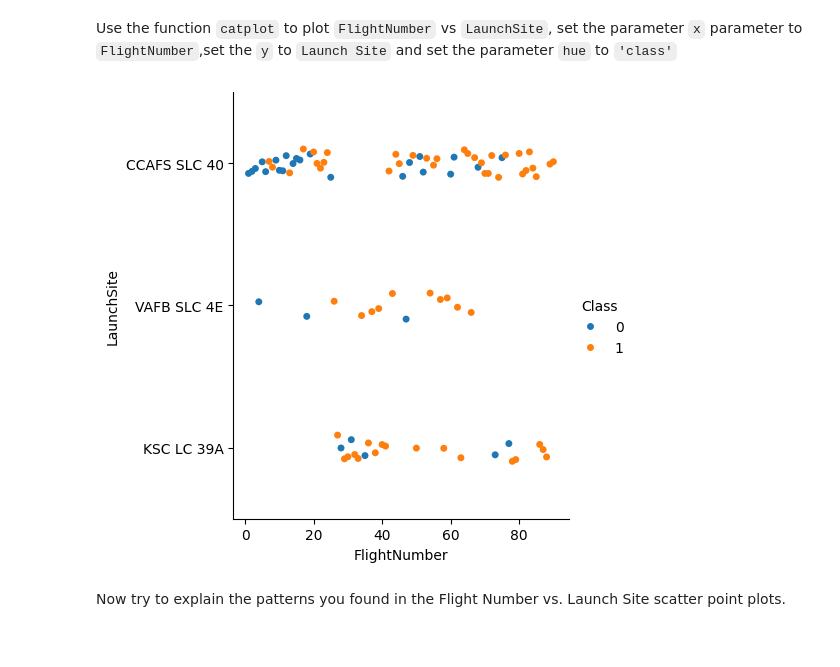
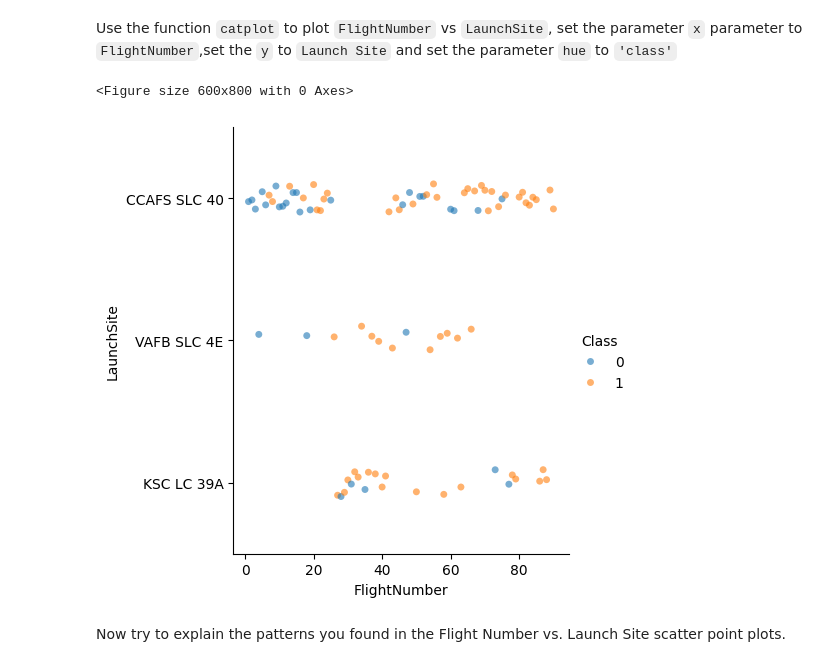
Before and after one commit to Sywliray/IBM-Data-Science-Capstone-Project, a Jupyter notebook: jupyter-labs-eda-dataviz-v2.ipynb, the cells around one changed output. Drawn from its saved outputs; the diff is of its cells as text; code cells hidden in the pictures.

```diff
--- a/jupyter-labs-eda-dataviz-v2.ipynb
+++ b/jupyter-labs-eda-dataviz-v2.ipynb
@@ -85,10 +85,12 @@ Next, let's drill down to each site visualize its detailed launch records.
 Use the function <code>catplot</code> to plot <code>FlightNumber</code> vs <code>LaunchSite</code>, set the  parameter <code>x</code>  parameter to <code>FlightNumber</code>,set the  <code>y</code> to <code>Launch Site</code> and set the parameter <code>hue</code> to <code>'class'</code>
 # %%
 # Plot a scatter point chart with x axis to be Flight Number and y axis to be the launch site, and hue to be the class value
-sns.catplot(data=df,x='FlightNumber',y='LaunchSite',hue='Class')
+plt.figure(figsize=(6,8))
+sns.catplot(data=df,x='FlightNumber',y='LaunchSite',hue='Class',alpha=0.6)
 plt.show()
 # %% [output]
+<Figure size 600x800 with 0 Axes>
-[figure, old version]
+[figure, new version]
 # %% [markdown]
 Now try to explain the patterns you found in the Flight Number vs. Launch Site scatter point plots.
 # %% [markdown]
```
Also changed, not shown: parts of 3 cells of this notebook, 4 other files.
